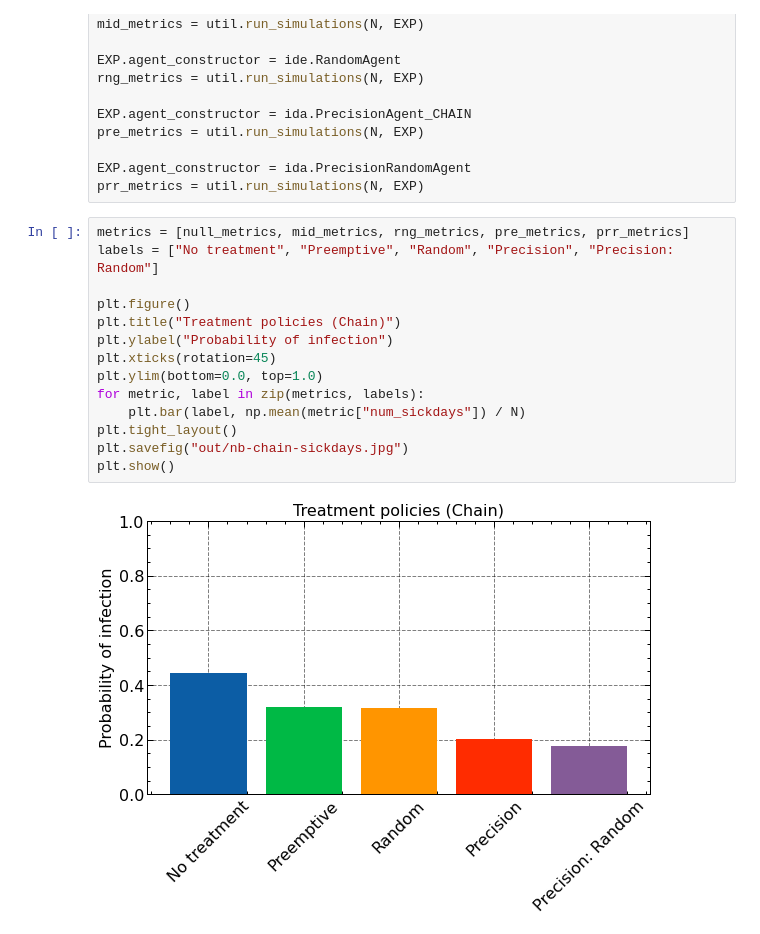
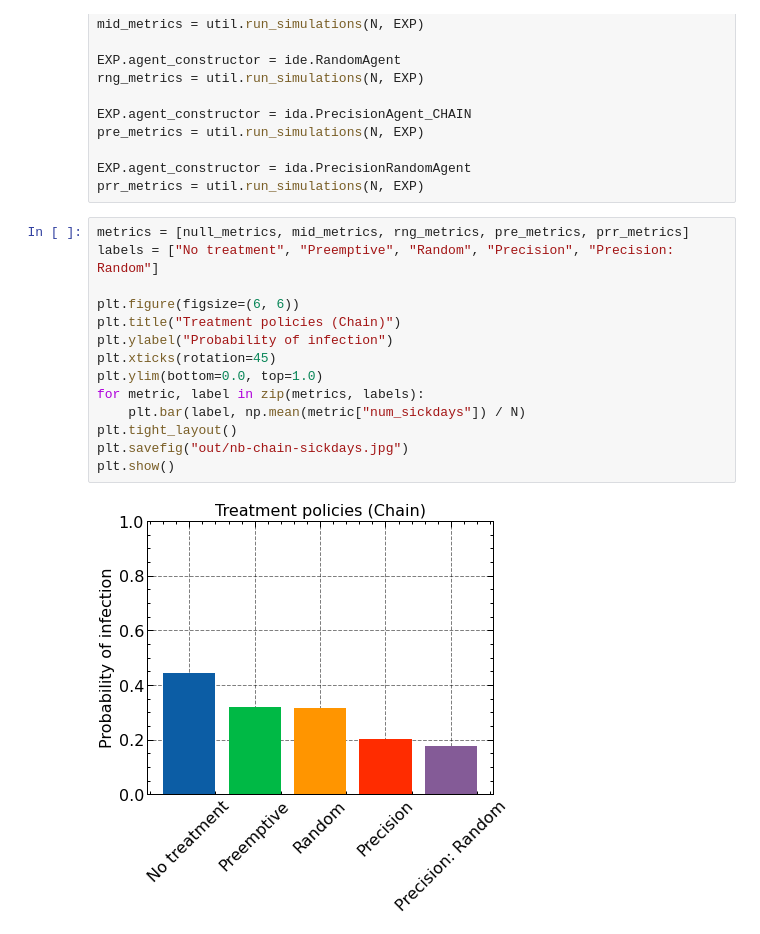
Before and after one commit to EvanLavender13/cst680-project, a Jupyter notebook: exp_chain.ipynb, the cells around one changed output. Cells and saved outputs as stored; diff of their text form.

Commit message:
Updated plots

```diff
--- a/exp_chain.ipynb
+++ b/exp_chain.ipynb
@@ -69,19 +69,19 @@ prr_metrics = util.run_simulations(N, EXP)
 # %%
 metrics = [null_metrics, mid_metrics, rng_metrics, pre_metrics, prr_metrics]
 labels = ["No treatment", "Preemptive", "Random", "Precision", "Precision: Random"]
 
-plt.figure()
+plt.figure(figsize=(6, 6))
 plt.title("Treatment policies (Chain)")
 plt.ylabel("Probability of infection")
 plt.xticks(rotation=45)
 plt.ylim(bottom=0.0, top=1.0)
 for metric, label in zip(metrics, labels):
     plt.bar(label, np.mean(metric["num_sickdays"]) / N)
 plt.tight_layout()
 plt.savefig("out/nb-chain-sickdays.jpg")
 plt.show()
 # %% [output]
-[figure, old version]
+[figure, new version]
 # %%
 marks = ["-*", "-v", "-^", "-o", "-s"]
 
```
Also changed, not shown: parts of 2 cells of this notebook, 8 other files.
